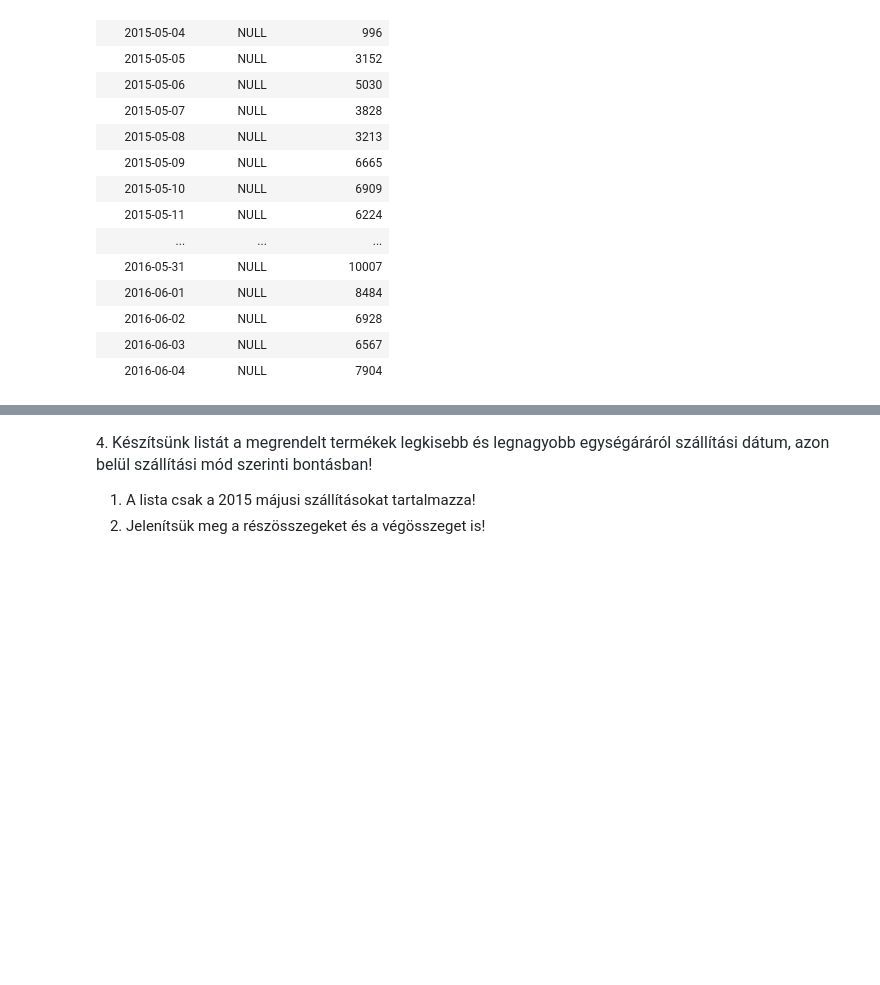
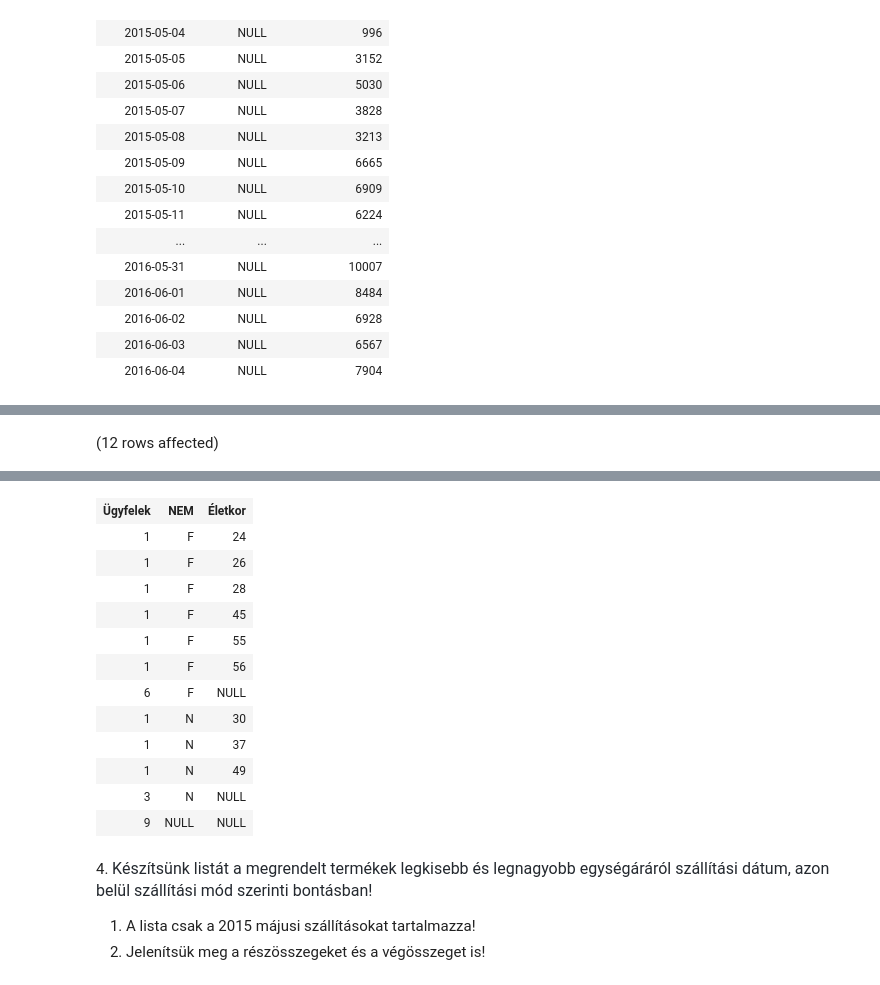
Before and after one commit to JanosZkcs/Adatbazisok_egyetem, a Jupyter notebook: gyakorlat05_feladatok.ipynb, the cells around one changed output, grey strips where cells are left out. Drawn from its saved outputs; the diff is of its cells as text; code cells hidden in the pictures; blank space fills up the shorter version.

```diff
--- a/gyakorlat05_feladatok.ipynb
+++ b/gyakorlat05_feladatok.ipynb
@@ -61,3 +61,12 @@ Total execution time: 00:00:00.205
 2. A lista tartalmazza a részösszegeket és a végösszeget is!
 
 ![](https://moodle.uni-corvinus.hu/theme/image.php/adaptable/atto_h5p/1709548862/icon)
+# %%
+SELECT  COUNT(u.[LOGIN]) AS 'Ügyfelek',
+        u.NEM,
+        CAST(YEAR(GETDATE()) AS int) - CAST(u.SZULEV AS int) AS 'Életkor'
+FROM Rendeles r RIGHT JOIN Ugyfel u ON r.[LOGIN] = u.[LOGIN]
+WHERE r.[LOGIN] IS NULL
+GROUP BY ROLLUP(u.NEM,CAST(YEAR(GETDATE()) AS int) - CAST(u.SZULEV AS int))
+# %% [output]
+(12 rows affected)
@@ -64,3 +74,16 @@ Total execution time: 00:00:00.205
+| Ügyfelek | NEM | Életkor |
+| 1 | F | 24 |
+| 1 | F | 26 |
+| 1 | F | 28 |
+| 1 | F | 45 |
+| 1 | F | 55 |
+| 1 | F | 56 |
+| 6 | F | NULL |
+| 1 | N | 30 |
+| 1 | N | 37 |
+| 1 | N | 49 |
+| 3 | N | NULL |
+| 9 | NULL | NULL |
 # %% [markdown]
 4. <span style="color: rgb(36, 41, 47); font-family: -apple-system, BlinkMacSystemFont, &quot;Segoe UI&quot;, Helvetica, Arial, sans-serif, &quot;Apple Color Emoji&quot;, &quot;Segoe UI Emoji&quot;; font-size: 16px;">Készítsünk listát a megrendelt termékek legkisebb és legnagyobb egységáráról szállítási dátum, azon belül szállítási mód szerinti bontásban!</span>
 
```
Also changed, not shown: parts of 1 cell of this notebook.
